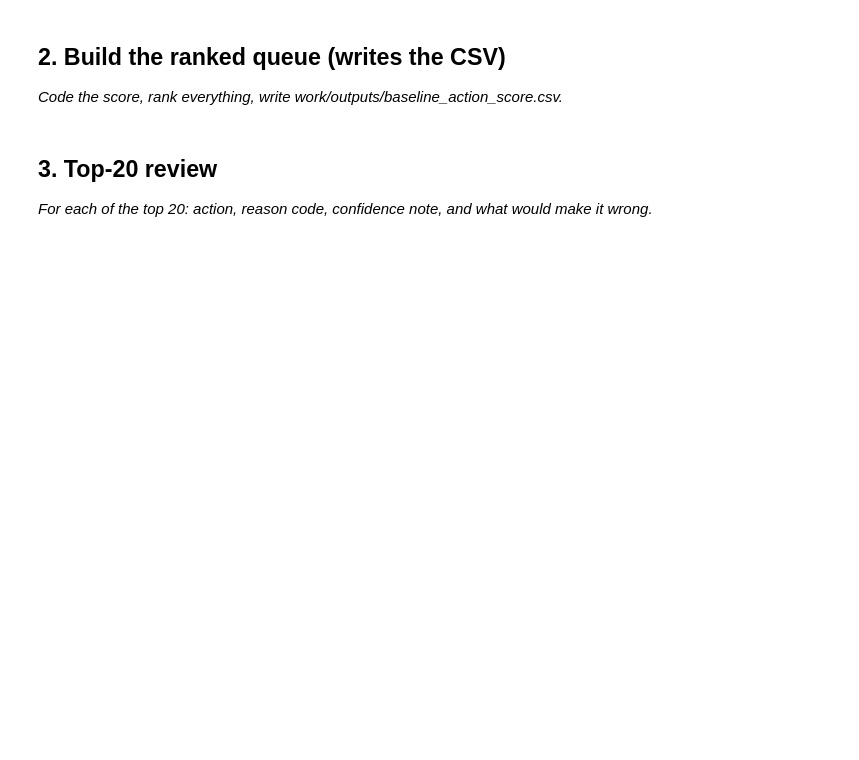
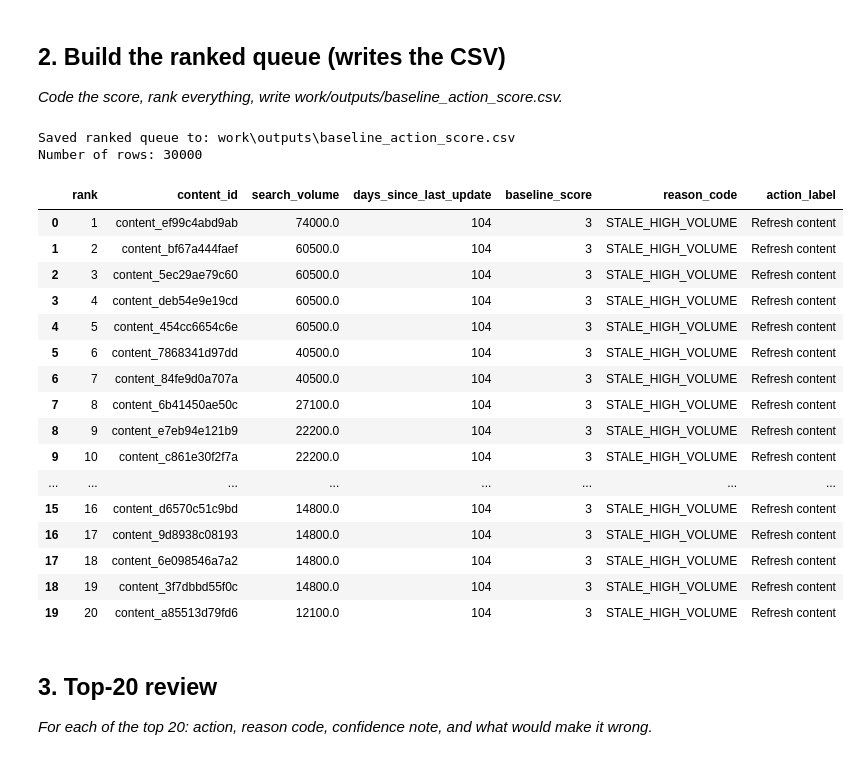
Before and after one commit to ahmedshereef1/flyrank-ml-internship, a Jupyter notebook: work/notebooks/w04_baseline_score.ipynb, the cells around one changed output. Cells and saved outputs as stored; diff of their text form; code cells hidden in the pictures; blank space fills up the shorter version.

```diff
--- a/work/notebooks/w04_baseline_score.ipynb
+++ b/work/notebooks/w04_baseline_score.ipynb
@@ -14,6 +358,84 @@ This skeleton is yours to fill. Work the sections **in order** — each one has
 ## 2. Build the ranked queue (writes the CSV)
 
 *Code the score, rank everything, write work/outputs/baseline_action_score.csv.*
+# %%
+# ============================================================
+# 2. BUILD THE RANKED QUEUE
+# ============================================================
+
+ranked = (
+    df.sort_values(
+        by=[
+            "baseline_score",
+            "search_volume",
+            "days_since_last_update",
+        ],
+        ascending=[
+            False,
+            False,
+            False,
+        ],
+        na_position="last",
+    )
+    .reset_index(drop=True)
+)
+
+ranked["rank"] = ranked.index + 1
+
+
+# ============================================================
+# SAVE OUTPUT
+# ============================================================
+
+output_path = Path("work/outputs/baseline_action_score.csv")
+output_path.parent.mkdir(parents=True, exist_ok=True)
+
+ranked.to_csv(
+    output_path,
+    index=False
+)
+
+print(f"Saved ranked queue to: {output_path}")
+print(f"Number of rows: {len(ranked)}")
+
+
+# ============================================================
+# SHOW TOP 20
+# ============================================================
+
+queue_columns = [
+    "rank",
+    "content_id",
+    "search_volume",
+    "days_since_last_update",
+    "baseline_score",
+    "reason_code",
+    "action_label",
+]
+
+display(
+    ranked[queue_columns].head(20)
+)
+# %% [output]
+Saved ranked queue to: work\outputs\baseline_action_score.csv
+Number of rows: 30000
+|  | rank | content_id | search_volume | days_since_last_update | baseline_score | reason_code | action_label |
+| 0 | 1 | content_ef99c4abd9ab | 74000.0 | 104 | 3 | STALE_HIGH_VOLUME | Refresh content |
+| 1 | 2 | content_bf67a444faef | 60500.0 | 104 | 3 | STALE_HIGH_VOLUME | Refresh content |
+| 2 | 3 | content_5ec29ae79c60 | 60500.0 | 104 | 3 | STALE_HIGH_VOLUME | Refresh content |
+| 3 | 4 | content_deb54e9e19cd | 60500.0 | 104 | 3 | STALE_HIGH_VOLUME | Refresh content |
+| 4 | 5 | content_454cc6654c6e | 60500.0 | 104 | 3 | STALE_HIGH_VOLUME | Refresh content |
+| 5 | 6 | content_7868341d97dd | 40500.0 | 104 | 3 | STALE_HIGH_VOLUME | Refresh content |
+| 6 | 7 | content_84fe9d0a707a | 40500.0 | 104 | 3 | STALE_HIGH_VOLUME | Refresh content |
+| 7 | 8 | content_6b41450ae50c | 27100.0 | 104 | 3 | STALE_HIGH_VOLUME | Refresh content |
+| 8 | 9 | content_e7eb94e121b9 | 22200.0 | 104 | 3 | STALE_HIGH_VOLUME | Refresh content |
+| 9 | 10 | content_c861e30f2f7a | 22200.0 | 104 | 3 | STALE_HIGH_VOLUME | Refresh content |
+| ... | ... | ... | ... | ... | ... | ... | ... |
+| 15 | 16 | content_d6570c51c9bd | 14800.0 | 104 | 3 | STALE_HIGH_VOLUME | Refresh content |
+| 16 | 17 | content_9d8938c08193 | 14800.0 | 104 | 3 | STALE_HIGH_VOLUME | Refresh content |
+| 17 | 18 | content_6e098546a7a2 | 14800.0 | 104 | 3 | STALE_HIGH_VOLUME | Refresh content |
+| 18 | 19 | content_3f7dbbd55f0c | 14800.0 | 104 | 3 | STALE_HIGH_VOLUME | Refresh content |
+| 19 | 20 | content_a85513d79fd6 | 12100.0 | 104 | 3 | STALE_HIGH_VOLUME | Refresh content |
 # %% [markdown]
 ## 3. Top-20 review
 
```
Also changed, not shown: parts of 5 cells of this notebook, 1 other file.
